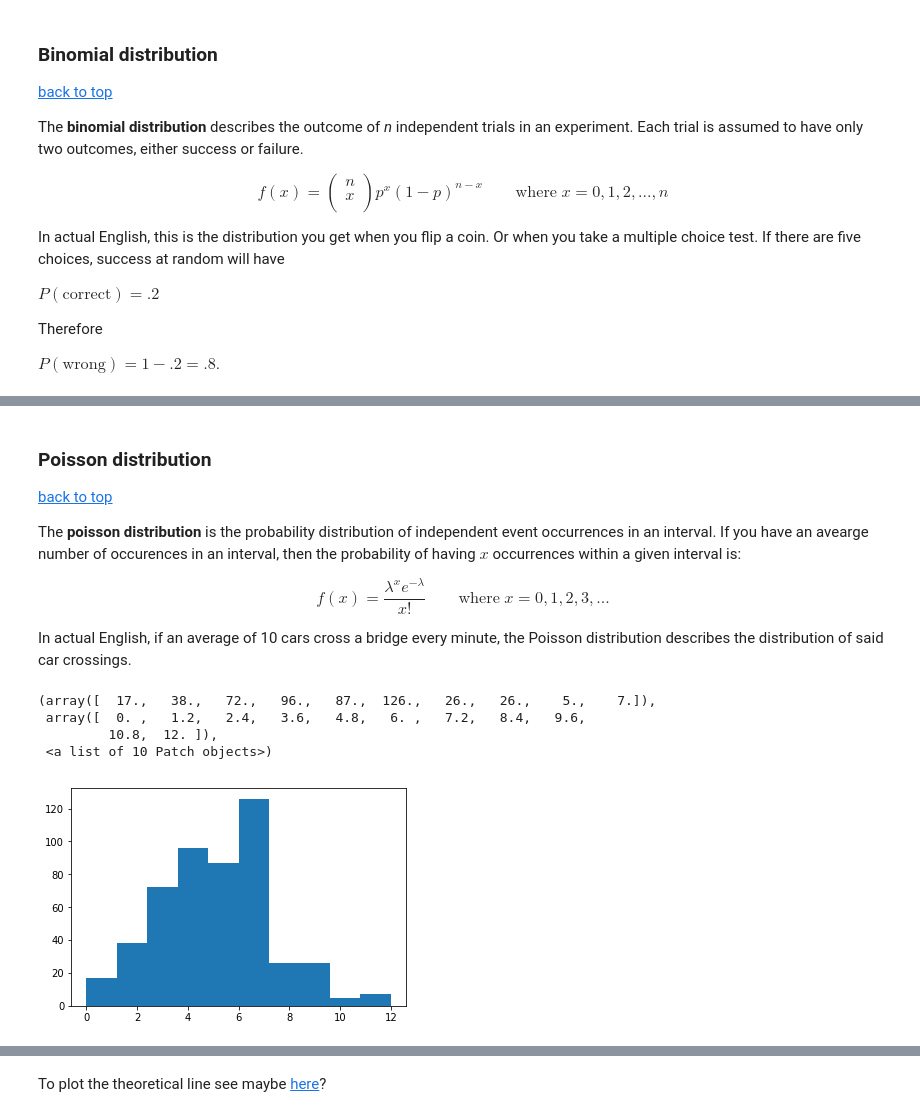
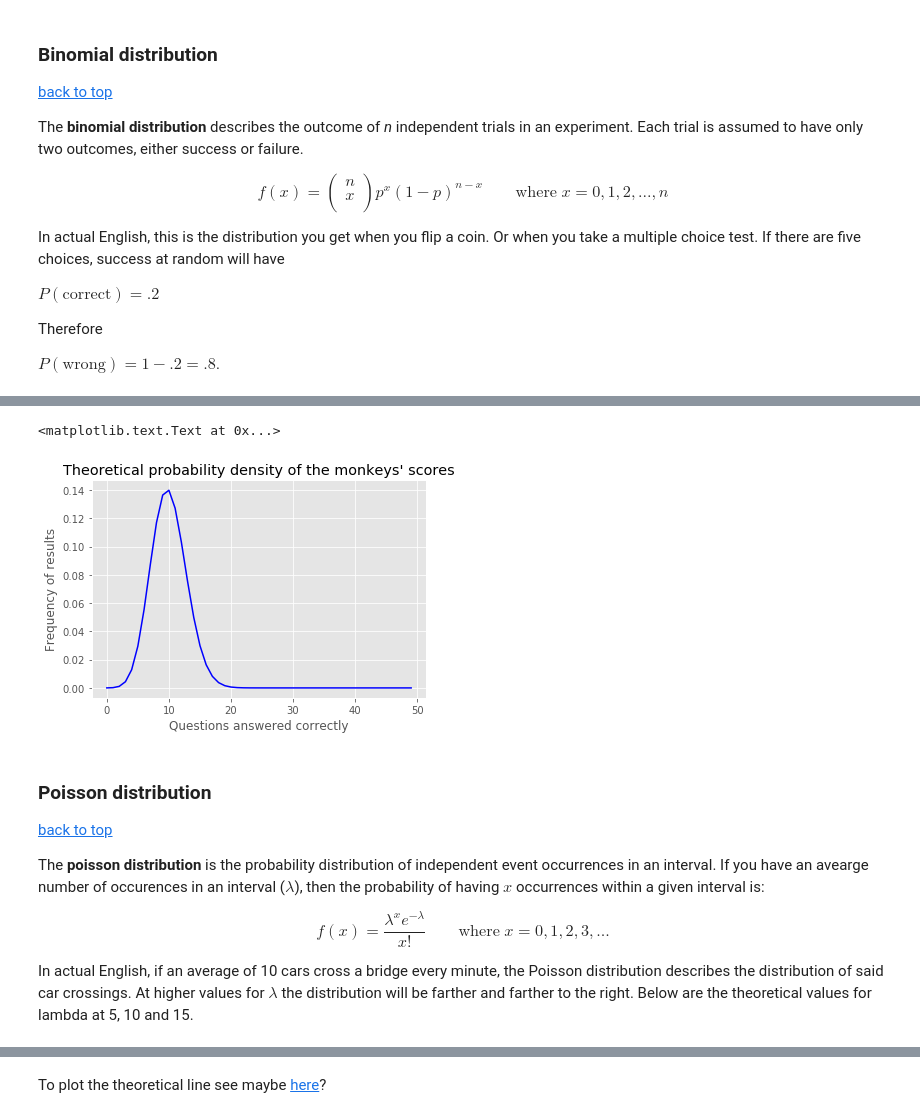
Before and after one commit to mehemken/stats_sesh, a Jupyter notebook: Stats ML with Python.ipynb, the cells around one changed output, grey strips where cells are left out. Saved outputs shown, nothing was run; the diff lists cells and outputs as text; code cells hidden in the pictures.

```diff
--- a/Stats ML with Python.ipynb
+++ b/Stats ML with Python.ipynb
@@ -302,28 +295,27 @@ plt.axis([-1,21,0,50])
+# %%
+n = 50
+p = .2
+
+x = np.arange(0, 50)  # For the x axis
+dist = stats.binom.pmf(x, n, p)  # Probability mass function, aka the maths
+
+plt.plot(x, dist, color='b')
+plt.title('Theoretical probability density of the monkeys\' scores')
+plt.ylabel('Frequency of results')
+plt.xlabel('Questions answered correctly')
+# %% [output]
+<matplotlib.text.Text at 0x...>
+[figure, added]
 # %% [markdown]
 ### Poisson distribution <a class="anchor" id="poisson-dist"></a>
 
 [back to top](#top)
 
-The **poisson distribution** is the probability distribution of independent event occurrences in an interval. If you have an avearge number of occurences in an interval, then the probability of having $x$ occurrences within a given interval is:
+The **poisson distribution** is the probability distribution of independent event occurrences in an interval. If you have an avearge number of occurences in an interval ($\lambda$), then the probability of having $x$ occurrences within a given interval is:
 
 $$
 f(x) =
 \frac{\lambda^x e^{-\lambda}}{x!} \qquad \text{where}\; x = 0, 1, 2, 3, ...
 $$
 
-In actual English, if an average of 10 cars cross a bridge every minute, the Poisson distribution describes the distribution of said car crossings.
+In actual English, if an average of 10 cars cross a bridge every minute, the Poisson distribution describes the distribution of said car crossings. At higher values for $\lambda$ the distribution will be farther and farther to the right. Below are the theoretical values for lambda at 5, 10 and 15.
-# %%
-# A certain university sees an average of five streakers per home football game.
-# If there are 500 games in a decade, what does a typical decade of streakers look like?
-
-s = 5  # Average number of streakers
-
-l = np.random.poisson(s, 500)
-
-plt.hist(l)
-# %% [output]
-(array([  17.,   38.,   72.,   96.,   87.,  126.,   26.,   26.,    5.,    7.]),
- array([  0. ,   1.2,   2.4,   3.6,   4.8,   6. ,   7.2,   8.4,   9.6,
-         10.8,  12. ]),
- <a list of 10 Patch objects>)
-[figure, removed]
```
Also changed, not shown: parts of 19 cells of this notebook.
